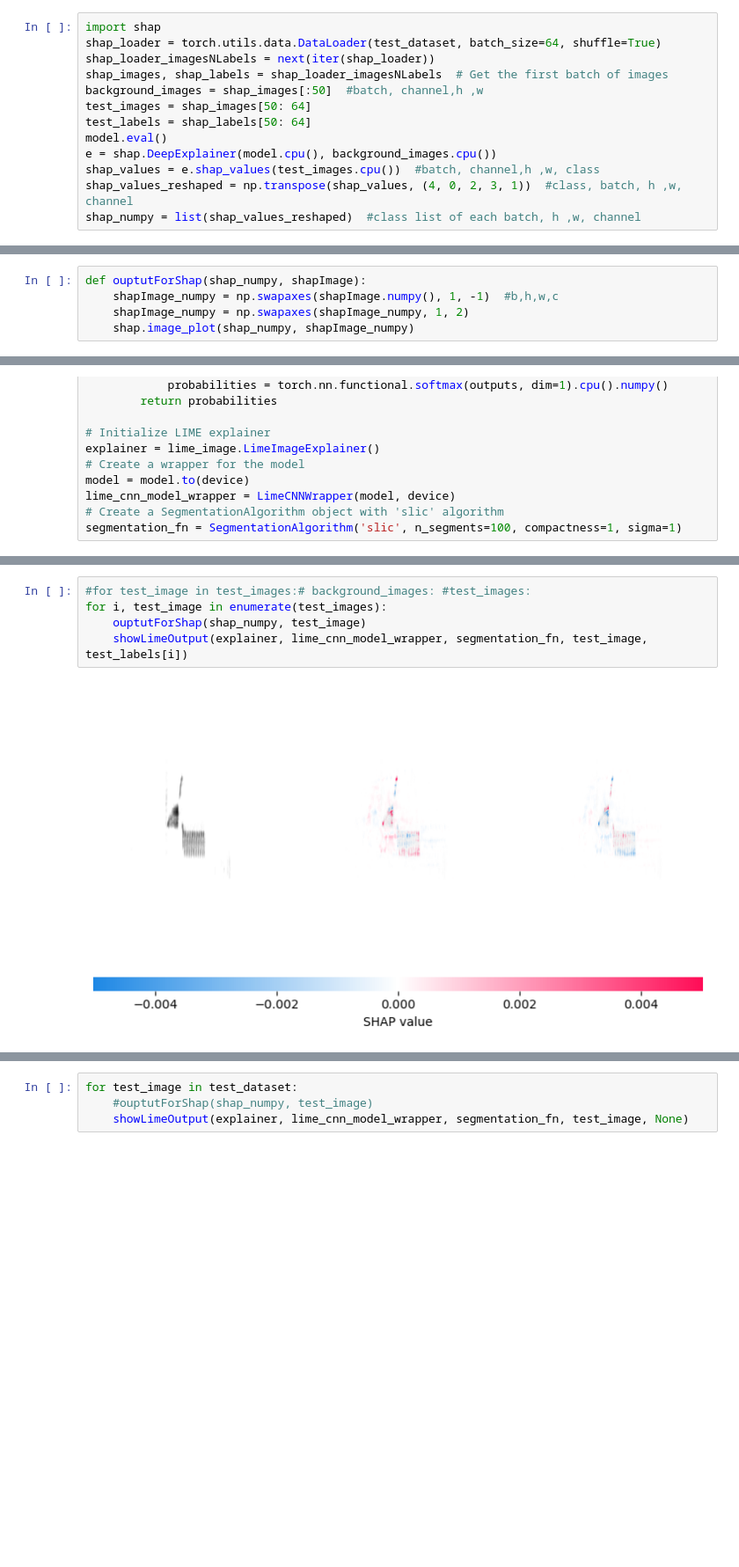
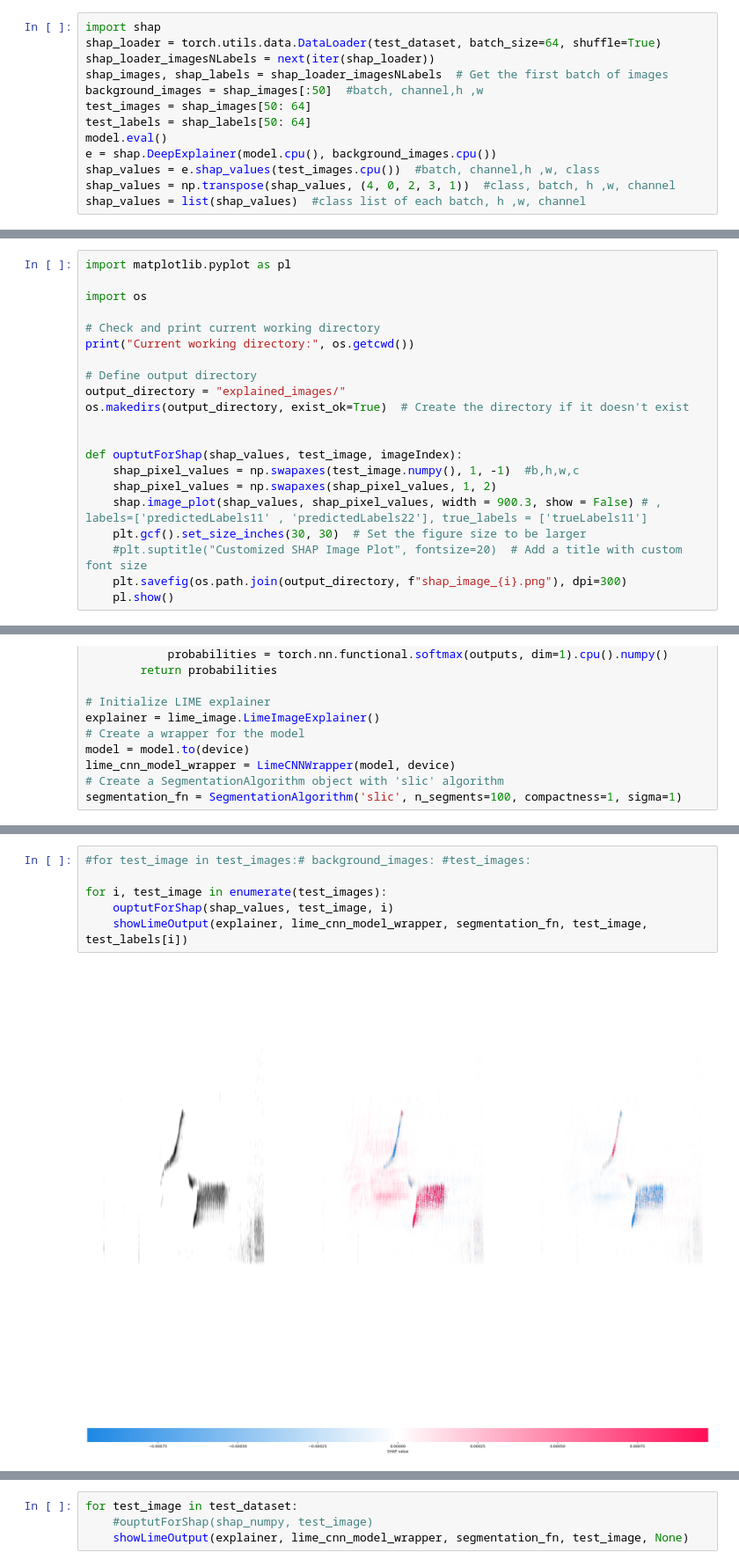
Before and after one commit to ZubairFaruqui10/birdSongClassifier, a Jupyter notebook: bird-classifier-cnn-jp.ipynb, the cells around one changed output, grey strips where cells are left out. Shown at 88% size. Cells and saved outputs as stored; diff of their text form; blank space fills up the shorter version.

Commit message:
explained images

```diff
--- a/bird-classifier-cnn-jp.ipynb
+++ b/bird-classifier-cnn-jp.ipynb
@@ -171,14 +157,30 @@ test_labels = shap_labels[50: 64]
 model.eval()
 e = shap.DeepExplainer(model.cpu(), background_images.cpu())
 shap_values = e.shap_values(test_images.cpu())  #batch, channel,h ,w, class
-shap_values_reshaped = np.transpose(shap_values, (4, 0, 2, 3, 1))  #class, batch, h ,w, channel
-shap_numpy = list(shap_values_reshaped)  #class list of each batch, h ,w, channel
+shap_values = np.transpose(shap_values, (4, 0, 2, 3, 1))  #class, batch, h ,w, channel
+shap_values = list(shap_values)  #class list of each batch, h ,w, channel
 # %%
 # test_numpy = np.swapaxes(test_images.numpy(), 1, -1)  #b,h,w,c
 # test_numpy = np.swapaxes(test_numpy, 1, 2)  # b,w,h,c.
 #shap.image_plot(shap_numpy, test_numpy)
 # %%
-def ouptutForShap(shap_numpy, shapImage):
-    shapImage_numpy = np.swapaxes(shapImage.numpy(), 1, -1)  #b,h,w,c
-    shapImage_numpy = np.swapaxes(shapImage_numpy, 1, 2)
-    shap.image_plot(shap_numpy, shapImage_numpy)
+import matplotlib.pyplot as pl
+
+import os
+
+# Check and print current working directory
+print("Current working directory:", os.getcwd())
+
+# Define output directory
+output_directory = "explained_images/"
+os.makedirs(output_directory, exist_ok=True)  # Create the directory if it doesn't exist
+
+
+def ouptutForShap(shap_values, test_image, imageIndex):
+    shap_pixel_values = np.swapaxes(test_image.numpy(), 1, -1)  #b,h,w,c
+    shap_pixel_values = np.swapaxes(shap_pixel_values, 1, 2)
+    shap.image_plot(shap_values, shap_pixel_values, width = 900.3, show = False) # , labels=['predictedLabels11' , 'predictedLabels22'], true_labels = ['trueLabels11']
+    plt.gcf().set_size_inches(30, 30)  # Set the figure size to be larger
+    #plt.suptitle("Customized SHAP Image Plot", fontsize=20)  # Add a title with custom font size
+    plt.savefig(os.path.join(output_directory, f"shap_image_{i}.png"), dpi=300)
+    pl.show()
@@ -246,8 +252,9 @@ def showLimeOutput(limeExplainer, limeCNNWrapper, segmentation_fn, test_image, t
     plt.show()
 # %%
 #for test_image in test_images:# background_images: #test_images:
+
 for i, test_image in enumerate(test_images):
-    ouptutForShap(shap_numpy, test_image)
+    ouptutForShap(shap_values, test_image, i)
     showLimeOutput(explainer, lime_cnn_model_wrapper, segmentation_fn, test_image, test_labels[i])
 # %% [output]
-[figure, old version]
+[figure, new version]
```
Also changed, not shown: parts of 4 cells of this notebook, 12 other files.
